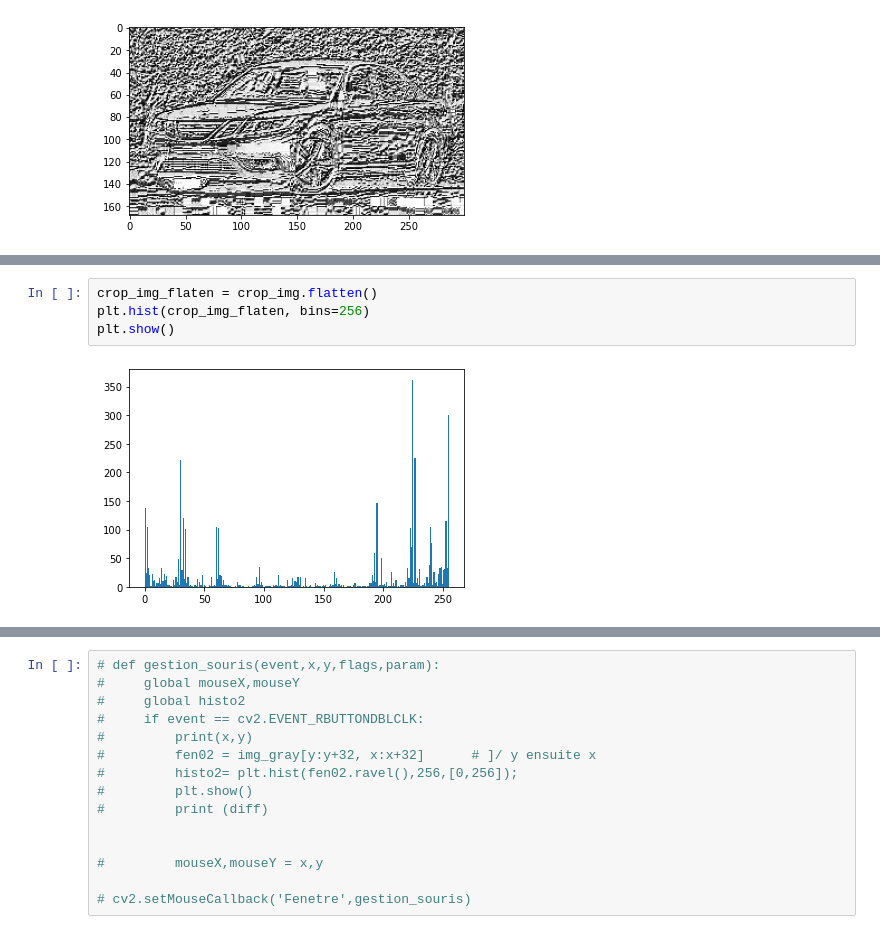
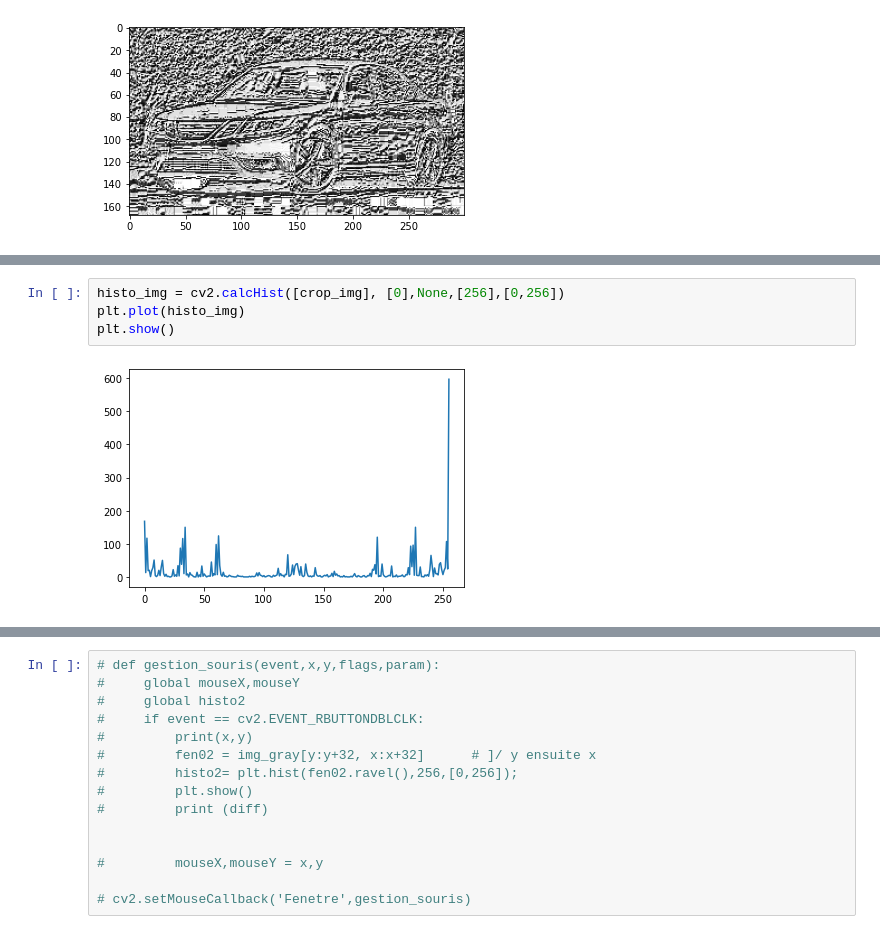
Before and after one commit to smuglilgoat/Atelier_Creatif_TP, a Jupyter notebook: Atelier_TP1/atelier_tp1.ipynb, the cells around one changed output, grey strips where cells are left out. Saved outputs shown, nothing was run; the diff lists cells and outputs as text.

```diff
--- a/Atelier_TP1/atelier_tp1.ipynb
+++ b/Atelier_TP1/atelier_tp1.ipynb
@@ -87,7 +87,7 @@ plt.imshow(crop_img, cmap='gray')
-# %%
-crop_img_flaten = crop_img.flatten()
-plt.hist(crop_img_flaten, bins=256)
-plt.show()
-# %% [output]
-[figure, removed]
+# %%
+histo_img = cv2.calcHist([crop_img], [0],None,[256],[0,256])
+plt.plot(histo_img)
+plt.show()
+# %% [output]
+[figure, added]
 # %%
```
Also changed, not shown: parts of 4 cells of this notebook.
